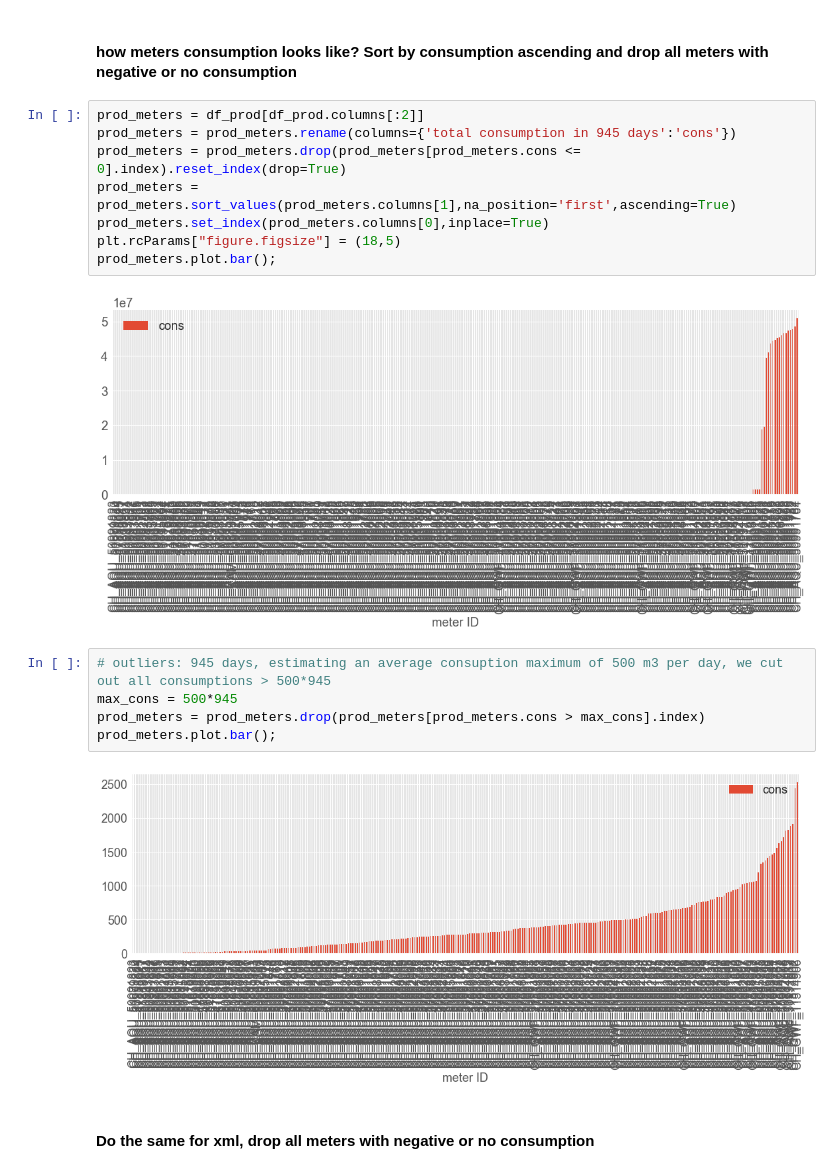
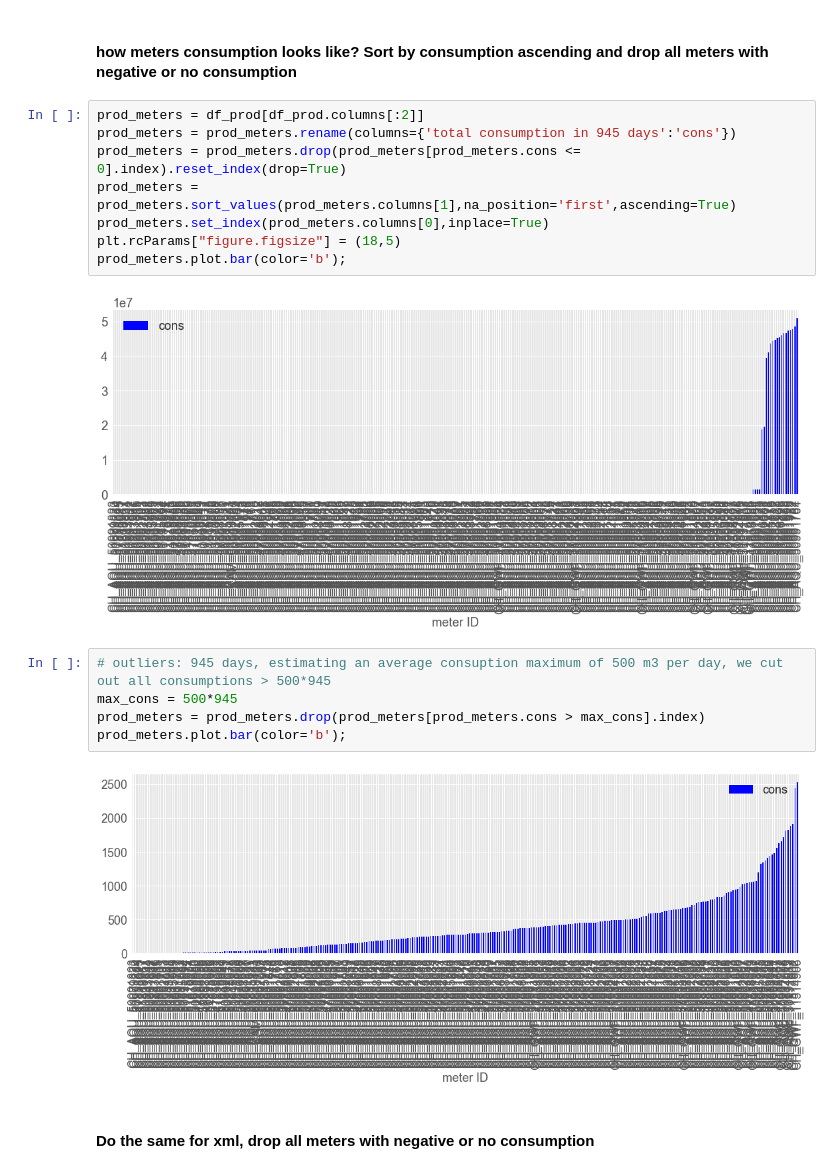
Before and after one commit to corradovaleri/averages, a Jupyter notebook: SmartH2O consumptions analysis.ipynb, the cells around one changed output. Saved outputs shown, nothing was run; the diff lists cells and outputs as text.

```diff
--- a/SmartH2O consumptions analysis.ipynb
+++ b/SmartH2O consumptions analysis.ipynb
@@ -117,16 +117,16 @@ prod_meters = prod_meters.drop(prod_meters[prod_meters.cons <= 0].index).reset_i
 prod_meters = prod_meters.sort_values(prod_meters.columns[1],na_position='first',ascending=True)
 prod_meters.set_index(prod_meters.columns[0],inplace=True)
 plt.rcParams["figure.figsize"] = (18,5)
-prod_meters.plot.bar();
+prod_meters.plot.bar(color='b');
 # %% [output]
-[figure, old version]
+[figure, new version]
 # %%
 # outliers: 945 days, estimating an average consuption maximum of 500 m3 per day, we cut out all consumptions > 500*945
 max_cons = 500*945
 prod_meters = prod_meters.drop(prod_meters[prod_meters.cons > max_cons].index)
-prod_meters.plot.bar();
+prod_meters.plot.bar(color='b');
 # %% [output]
-[figure, old version]
+[figure, new version]
 # %% [markdown]
 #### Do the same for xml, drop all meters with negative or no consumption
 # %%
```
Also changed, not shown: parts of 8 cells of this notebook.
